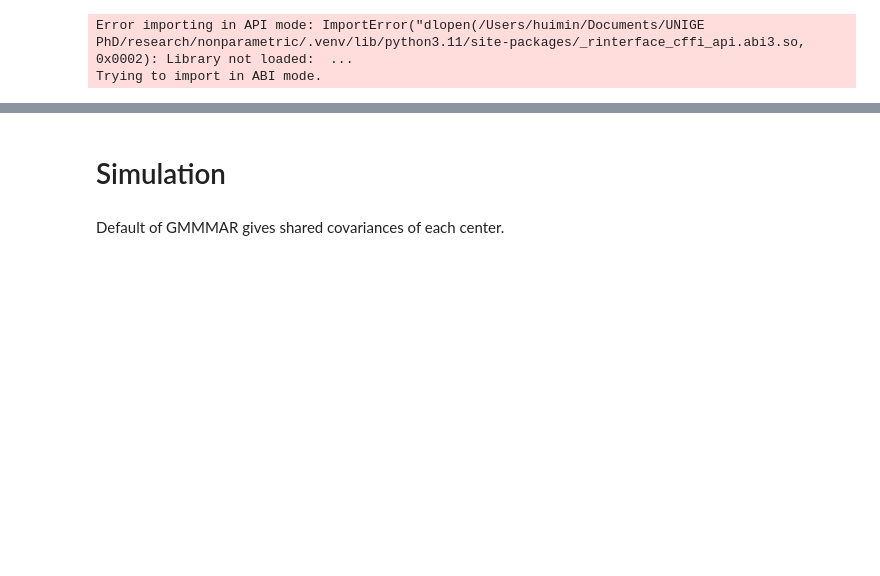
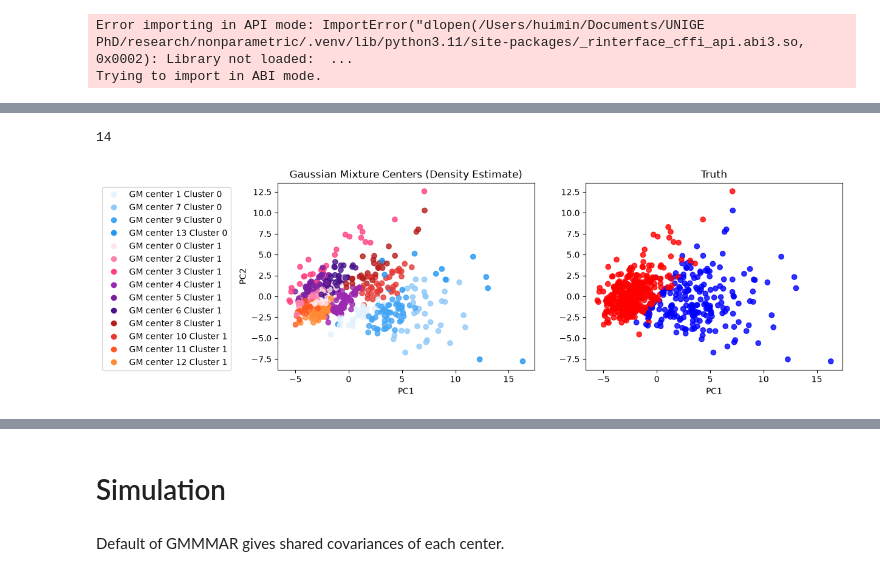
Before and after one commit to huimin-hu-stat/MAR-v2, a Jupyter notebook: clustering.ipynb, the cells around one changed output, grey strips where cells are left out. Drawn from its saved outputs; the diff is of its cells as text; code cells hidden in the pictures; blank space fills up the shorter version.

Commit message:
clustering

```diff
--- a/clustering.ipynb
+++ b/clustering.ipynb
@@ -91,0 +30,17 @@ class Clustering(GaussianMixtureMAR):
+# %%
+# PCA
+scaler = StandardScaler()
+X_scaled = scaler.fit_transform(X)
+pca = PCA(n_components=2)
+pcs = pca.fit_transform(X_scaled)
+# %%
+# Clustering
+M = torch.ones_like(X)
+cl = Clustering(X, M, k_range=(0,50), cov_type='diag', random_state=None)
+cl.best_k # Check k_range
+# %% [output]
+14
+# %%
+labels0 = cl.which_cluster(X, M) # GM K-clustering
+labels_centers = cl.cluster_through_centers(X, M)
+labels_entropy_combi = entropy_combi(tau=cl.get_resp(X, M), n_clusters=2).labels
@@ -91,0 +121,24 @@ class Clustering(GaussianMixtureMAR):
+# %%
+_, axes = plt.subplots(1,2, figsize=(12,4))
+
+axes[0].scatter(pcs[:, 0], pcs[:, 1], c=colors, alpha=0.8)
+
+axes[0].set_xlabel("PC1")
+axes[0].set_ylabel("PC2")
+axes[0].legend(handles=handles, loc="upper left", bbox_to_anchor=(-0.7, 1))
+axes[0].set_title('Gaussian Mixture Centers (Density Estimate)')
+
+axes[1].scatter(pcs[:,0], pcs[:,1], c=np.where(y, 'red', 'blue'), alpha=0.8)
+axes[1].set_title('Truth')
+axes[1].set_xlabel("PC1")
+
+plt.savefig(
+    'results/clustering1.png',
+    dpi=300,
+    bbox_inches="tight",
+    pad_inches=0.2
+)
+
+plt.show()
+# %% [output]
+[figure, added]
```
Also changed, not shown: parts of 31 cells of this notebook, 7 other files.
